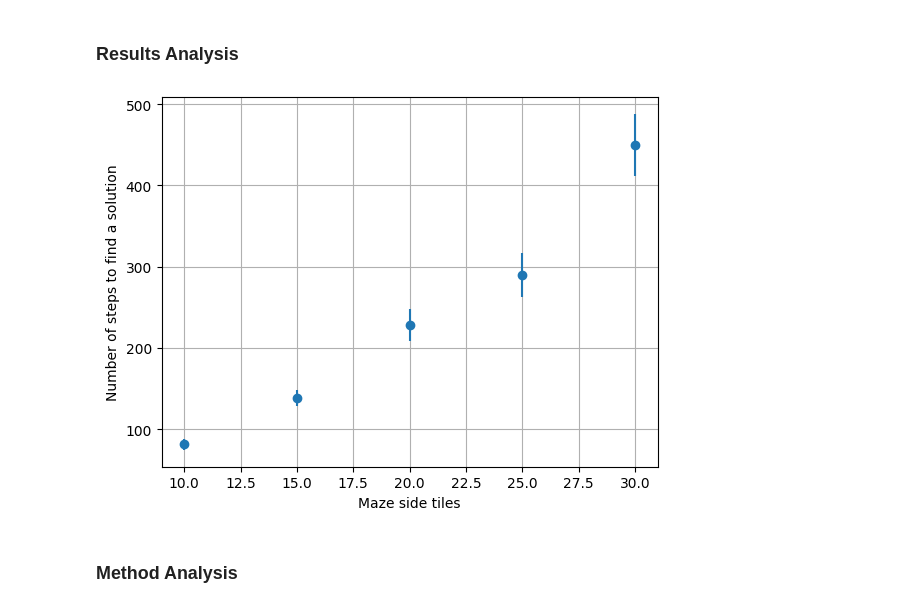
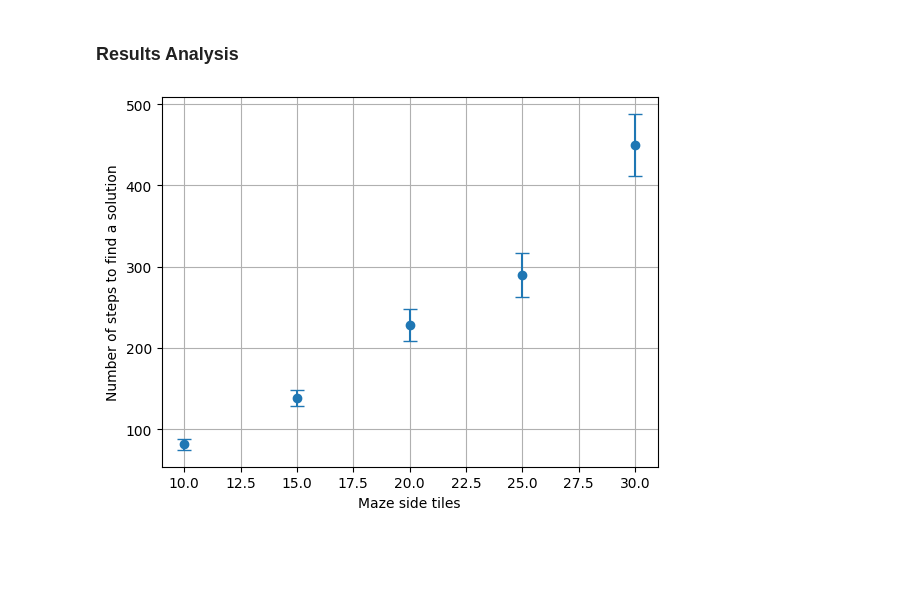
Before and after one commit to 0xInfty/TeleportationMaze, a Jupyter notebook: RandomMazeAStarGrowingN.ipynb, the cells around one changed output. Cells and saved outputs as stored; diff of their text form; code cells hidden in the pictures; blank space fills up the shorter version.

Commit message:
New plots + Other analysis tools

```diff
--- a/RandomMazeAStarGrowingN.ipynb
+++ b/RandomMazeAStarGrowingN.ipynb
@@ -230,15 +230,13 @@ array([ 7.01801254,  9.83241451, 19.34035936, 27.02694026, 38.19698287])
 # %%
 plot_N = [10, 15, 20, 25, 30]
 
 # use("ipympl")
 %matplotlib inline
-plt.errorbar(plot_N, n_steps_mean, n_steps_std / np.sqrt(n_repetitions), marker="o", linestyle="none")
+plt.errorbar(plot_N, n_steps_mean, n_steps_std / np.sqrt(n_repetitions), marker="o", linestyle="none", capsize=5)
 plt.xlabel("Maze side tiles")
 plt.ylabel("Number of steps to find a solution")
 plt.grid()
 
 plt.savefig(os.path.join(results_dir, "data.png"))
 # %% [output]
-[figure, old version]
+[figure, new version]
-# %% [markdown]
-### Method Analysis
```
Also changed, not shown: parts of 9 cells of this notebook, 1 other file.
